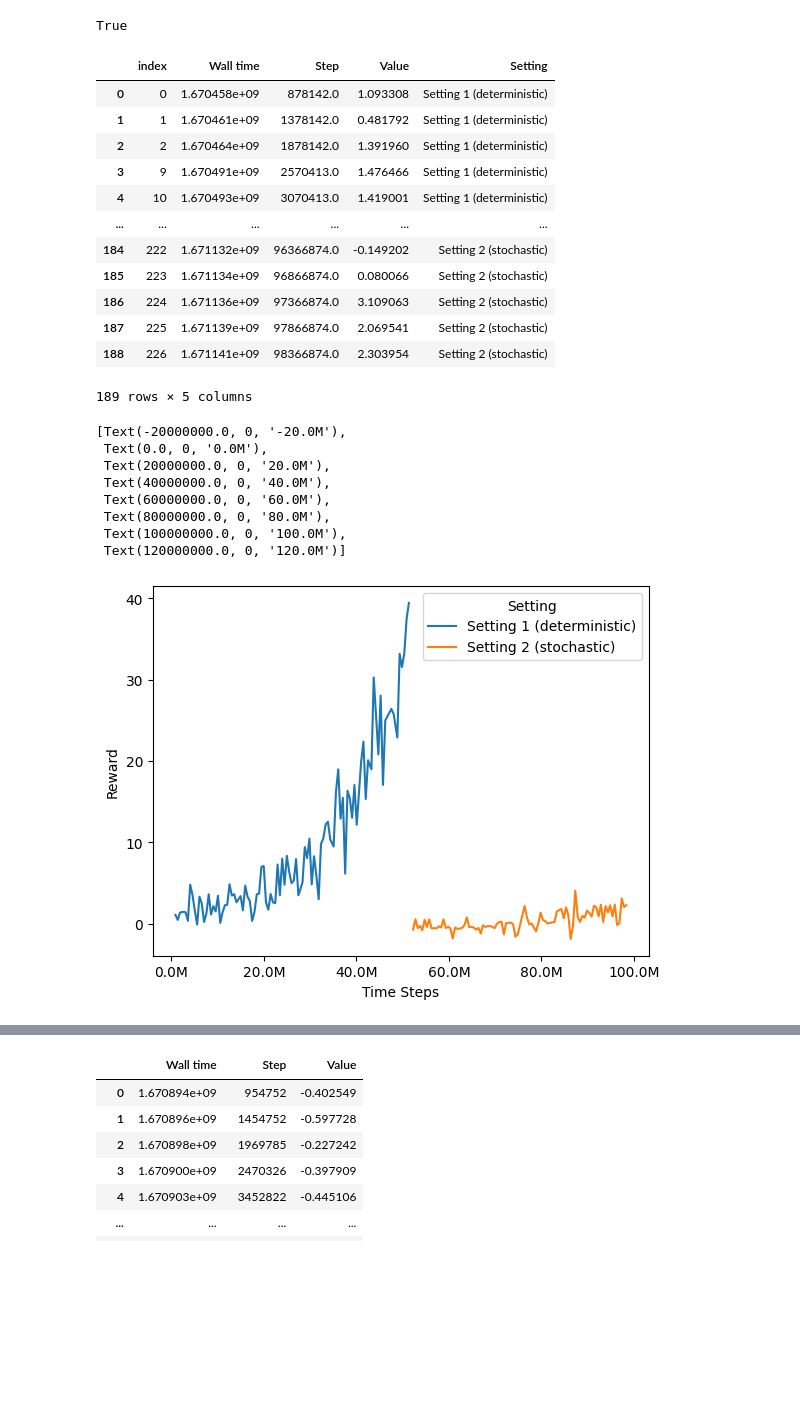
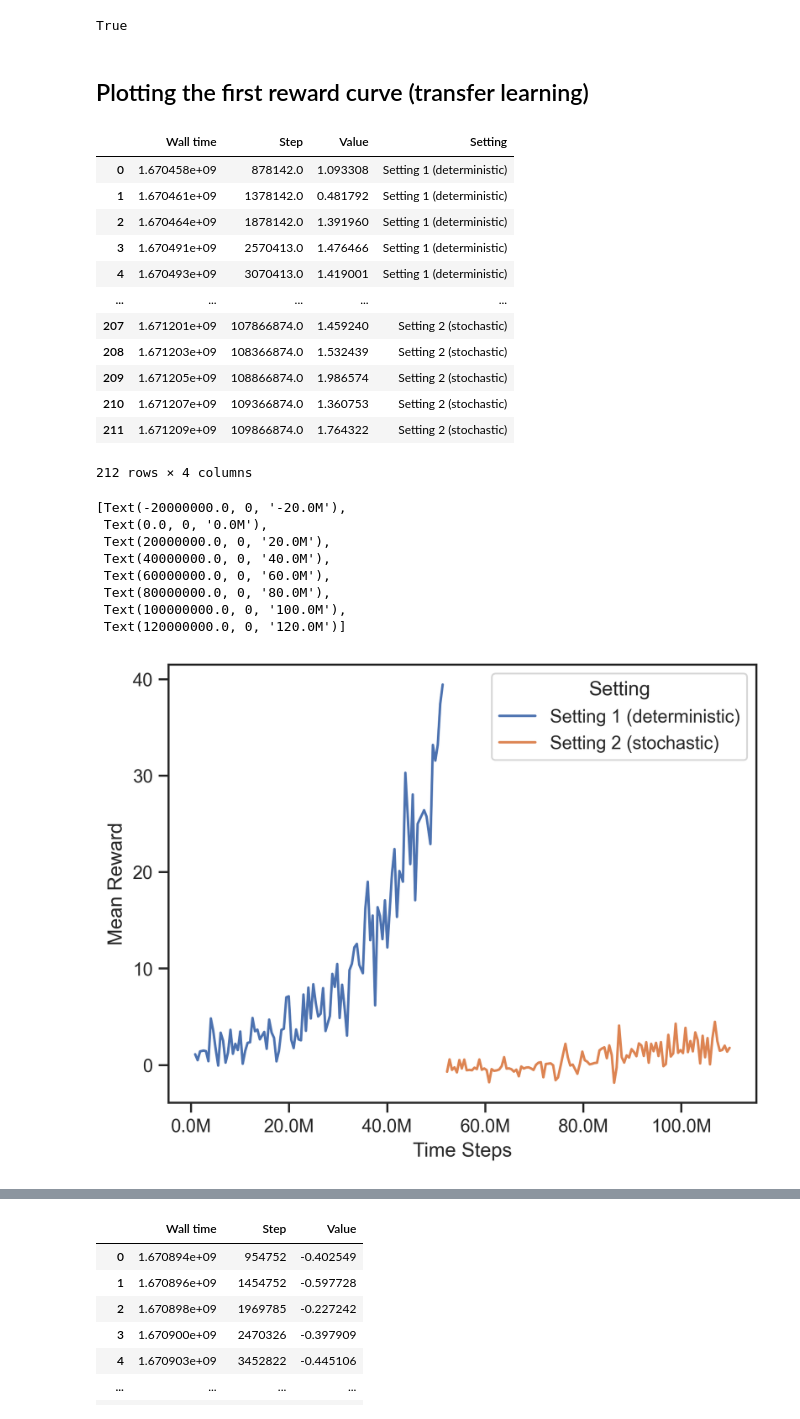
Before and after one commit to adamgpeters/COMP138Final, a Jupyter notebook: plots.ipynb, the cells around one changed output, grey strips where cells are left out. Saved outputs shown, nothing was run; the diff lists cells and outputs as text; code cells hidden in the pictures; blank space fills up the shorter version.

```diff
--- a/plots.ipynb
+++ b/plots.ipynb
@@ -2,8 +10,11 @@
 import pandas as pd
 import numpy as np
 import seaborn as sns
+sns.set(rc={"figure.dpi":300, 'savefig.dpi':300})
+sns.set_context('notebook')
+sns.set_style("ticks")
 # %%
-rewards_df = pd.read_csv("../mean_rewards.csv")
+rewards_df = pd.read_csv("./mean_rewards_transfer.csv")
 rewards_df
 # %% [output]
 |  | Wall time | Step | Value |
@@ -41,21 +52,6 @@ rewards_df["Step"].is_monotonic_increasing
 # %% [output]
 False
 # %%
-# rewards_df["Step"] = np.maximum.accumulate(rewards_df["Step"])
-
-# [row for index, row in rewards_df.iterrows()]
-
-# new_df_list = [row for index, row in rewards_df[::-1].iterrows() if index > 0 and row["Step"] > rewards_df["Step"][index - 1]]
-# rewards_df = pd.DataFrame(new_df_list)
-# rewards_df
-
-# prev = arr[-1]
-# new = []
-# for i in reversed(arr):
-#     if i < prev:
-#         new.append(i)
-#         prev = i
-
 prev = rewards_df["Step"].iloc[-1]
 print(prev)
 row_list = []
@@ -64,6 +60,6 @@ for index, row in rewards_df[::-1].iterrows():
         row_list.append(row)
         prev = row["Step"]
 rewards_df = pd.DataFrame(reversed(row_list))
-rewards_df.reset_index(inplace=True)
+rewards_df.reset_index(drop=True, inplace=True)
 rewards_df
 # %% [output]
@@ -85,37 +81,41 @@ rewards_df
 rewards_df["Step"].is_monotonic_increasing
 # %% [output]
 True
+# %% [markdown]
+## Plotting the first reward curve (transfer learning)
 # %%
 # Add column for which problem setting
 settings = ["Setting 1 (deterministic)" if index < 97 else "Setting 2 (stochastic)" for index, _ in rewards_df.iterrows()]
-rewards_df.insert(4, "Setting", settings)
-rewards_df
+rewards_df_with_settings = rewards_df.copy()
+rewards_df_with_settings.insert(3, "Setting", settings)
+rewards_df_with_settings
 # %% [output]
-|  | index | Wall time | Step | Value | Setting |
-| 0 | 0 | 1.670458e+09 | 878142.0 | 1.093308 | Setting 1 (deterministic) |
-| 1 | 1 | 1.670461e+09 | 1378142.0 | 0.481792 | Setting 1 (deterministic) |
-| 2 | 2 | 1.670464e+09 | 1878142.0 | 1.391960 | Setting 1 (deterministic) |
-| 3 | 9 | 1.670491e+09 | 2570413.0 | 1.476466 | Setting 1 (deterministic) |
-| 4 | 10 | 1.670493e+09 | 3070413.0 | 1.419001 | Setting 1 (deterministic) |
-| ... | ... | ... | ... | ... | ... |
-| 184 | 222 | 1.671132e+09 | 96366874.0 | -0.149202 | Setting 2 (stochastic) |
-| 185 | 223 | 1.671134e+09 | 96866874.0 | 0.080066 | Setting 2 (stochastic) |
-| 186 | 224 | 1.671136e+09 | 97366874.0 | 3.109063 | Setting 2 (stochastic) |
-| 187 | 225 | 1.671139e+09 | 97866874.0 | 2.069541 | Setting 2 (stochastic) |
-| 188 | 226 | 1.671141e+09 | 98366874.0 | 2.303954 | Setting 2 (stochastic) |
+|  | Wall time | Step | Value | Setting |
+| 0 | 1.670458e+09 | 878142.0 | 1.093308 | Setting 1 (deterministic) |
+| 1 | 1.670461e+09 | 1378142.0 | 0.481792 | Setting 1 (deterministic) |
+| 2 | 1.670464e+09 | 1878142.0 | 1.391960 | Setting 1 (deterministic) |
+| 3 | 1.670491e+09 | 2570413.0 | 1.476466 | Setting 1 (deterministic) |
+| 4 | 1.670493e+09 | 3070413.0 | 1.419001 | Setting 1 (deterministic) |
+| ... | ... | ... | ... | ... |
+| 207 | 1.671201e+09 | 107866874.0 | 1.459240 | Setting 2 (stochastic) |
+| 208 | 1.671203e+09 | 108366874.0 | 1.532439 | Setting 2 (stochastic) |
+| 209 | 1.671205e+09 | 108866874.0 | 1.986574 | Setting 2 (stochastic) |
+| 210 | 1.671207e+09 | 109366874.0 | 1.360753 | Setting 2 (stochastic) |
+| 211 | 1.671209e+09 | 109866874.0 | 1.764322 | Setting 2 (stochastic) |
-189 rows × 5 columns
+212 rows × 4 columns
 # %%
-g = sns.lineplot(data=rewards_df, x="Step", y="Value", hue="Setting")
-g.set(xlabel='Time Steps', ylabel='Reward')
+g = sns.lineplot(data=rewards_df_with_settings, x="Step", y="Value",
+                 hue="Setting")
+g.set(xlabel='Time Steps', ylabel='Mean Reward')
 xlabels = ['{:,.1f}'.format(x) + 'M' for x in g.get_xticks() / 1000000]
 g.set_xticklabels(xlabels)
 # %% [output]
 [Text(-20000000.0, 0, '-20.0M'),
  Text(0.0, 0, '0.0M'),
  Text(20000000.0, 0, '20.0M'),
  Text(40000000.0, 0, '40.0M'),
  Text(60000000.0, 0, '60.0M'),
  Text(80000000.0, 0, '80.0M'),
  Text(100000000.0, 0, '100.0M'),
  Text(120000000.0, 0, '120.0M')]
-[figure, old version]
+[figure, new version]
```
Also changed, not shown: parts of 11 cells of this notebook, 12 other files.
